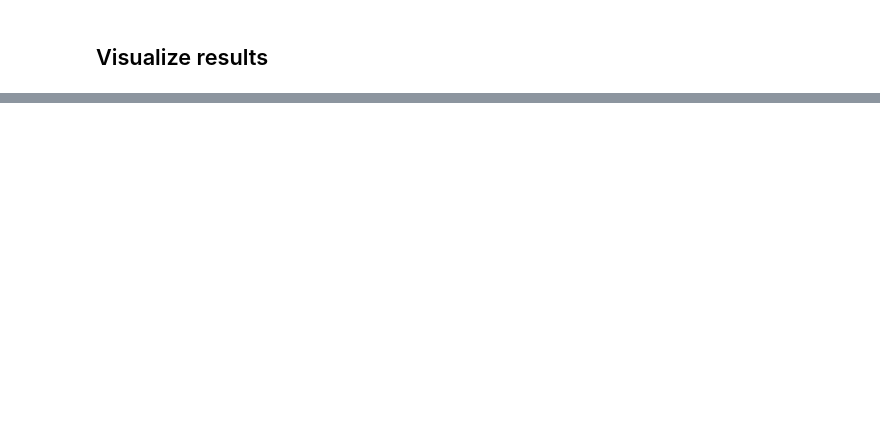
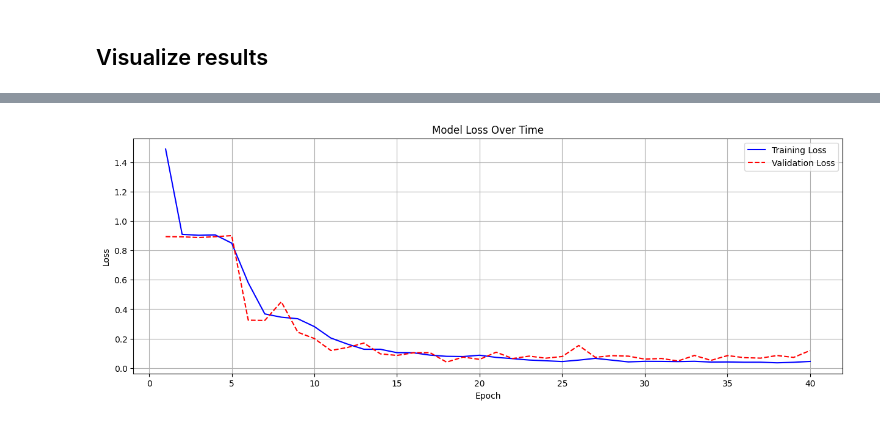
Before and after one commit to eric-fey-hus/ukko, a Jupyter notebook: ukko_get_started.ipynb, the cells around one changed output, grey strips where cells are left out. Drawn from its saved outputs; the diff is of its cells as text; code cells hidden in the pictures; blank space fills up the shorter version.

```diff
--- a/ukko_get_started.ipynb
+++ b/ukko_get_started.ipynb
@@ -401,0 +384,33 @@ Predictions: (32, 10)
+# %%
+importlib.reload(ukko.core)
+
+# Create dictionary to store metrics
+history = {
+    'train_loss': [],
+    'val_loss': [],
+    'train_acc': [],
+    'val_acc': []
+}
+
+# Initialize model
+model2 = ukko.core.DualAttentionModel(
+    n_features=n_features,
+    time_steps=sequence_length,
+    d_model=64,
+    n_heads=8,
+    dropout=0.2,
+    n_modules=2
+)
+
+# Train the model
+train_sine_model(model2, train_loader, val_loader, epochs=40)
+history2 = history
+
+# Visualize training
+plt.figure(figsize=(15, 5))
+ukko.core.plot_training_curves(
+    train_losses = history['train_loss'],
+    val_losses   = history['val_loss'],
+    figsize=(15, 5),
+)
+# %% [output]
@@ -401,0 +434 @@ Predictions: (32, 10)
+[figure, added]
```
Also changed, not shown: parts of 10 cells of this notebook, 3 other files.
